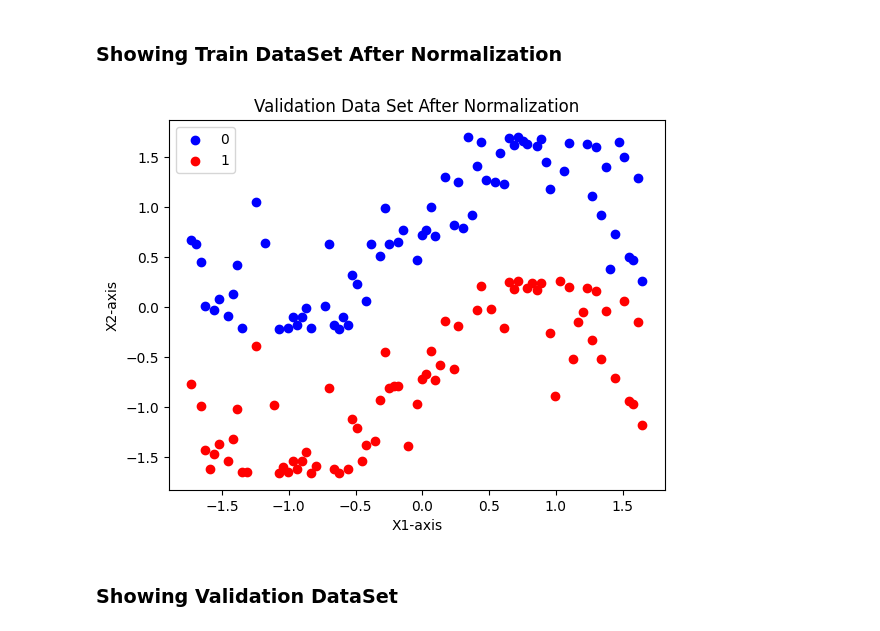
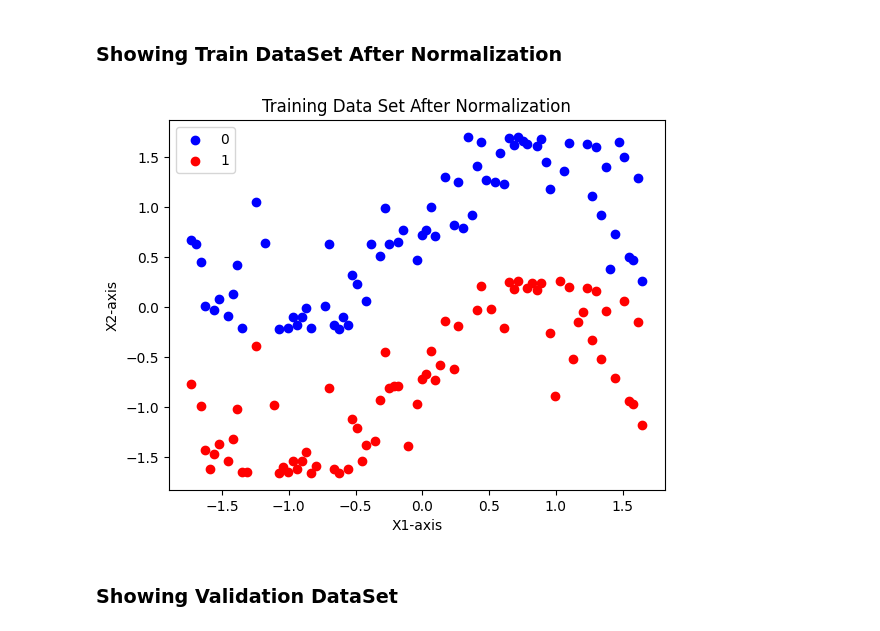
Before and after one commit to yazdanzv/ML_Project_no1, a Jupyter notebook: main.ipynb, the cells around one changed output. Drawn from its saved outputs; the diff is of its cells as text; code cells hidden in the pictures.

```diff
--- a/main.ipynb
+++ b/main.ipynb
@@ -141,23 +141,23 @@ plt.show()
 # %%
 import copy
 merged_train_stantandardized = copy.deepcopy(df_train_standardized)
 merged_train_stantandardized['labels'] = copy.deepcopy(x_label)
 
 # Blue for class zero and Red for class 1
 class_colors = {0: 'blue', 1: 'red'}
 
 # Create a scatter plot with colors based on the labels
 for class_label, color in class_colors.items():
     plt.scatter(merged_train_stantandardized[merged_train_stantandardized['labels'] == class_label]['x1'], merged_train_stantandardized[merged_train_stantandardized['labels'] == class_label]['x2'], label=class_label, c=color)
 
 plt.xlabel('X1-axis')
 plt.ylabel('X2-axis')
 plt.legend()
-plt.title('Validation Data Set After Normalization')
+plt.title('Training Data Set After Normalization')
 
 plt.show()
 # %% [output]
-[figure, old version]
+[figure, new version]
 # %% [markdown]
 <h3>Showing Validation DataSet</h3>
 # %%
```
Also changed, not shown: parts of 7 cells of this notebook, 1 other file.
